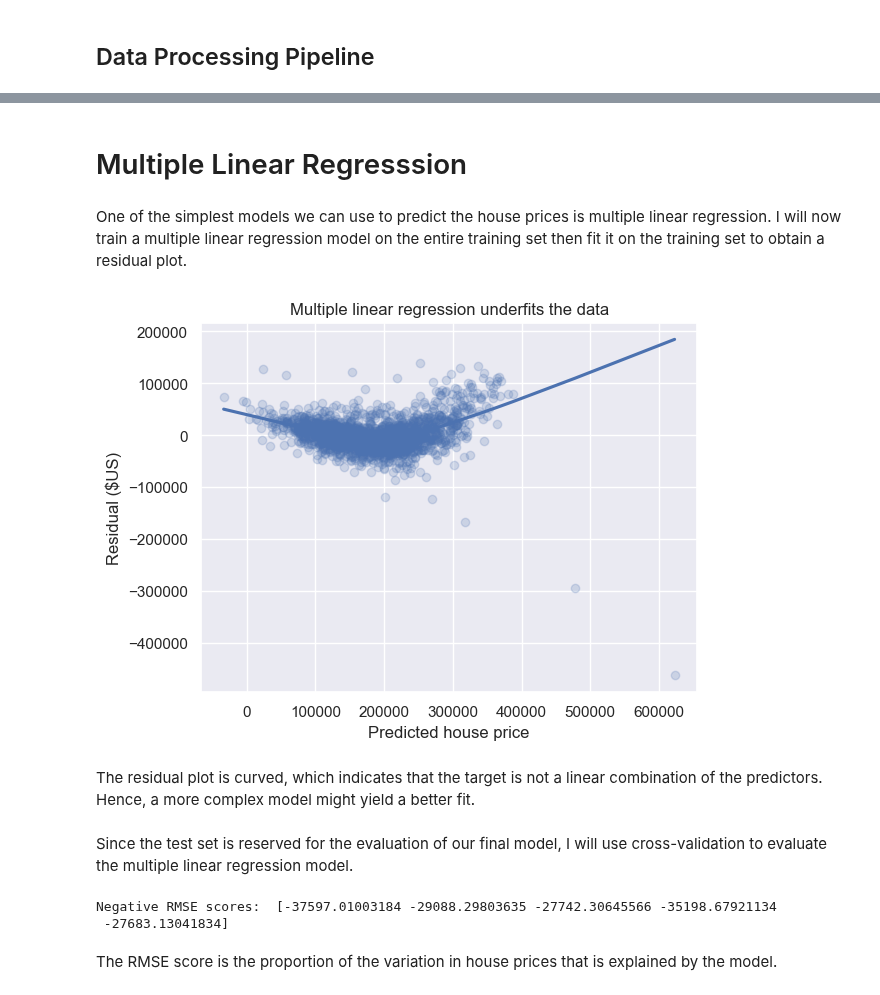
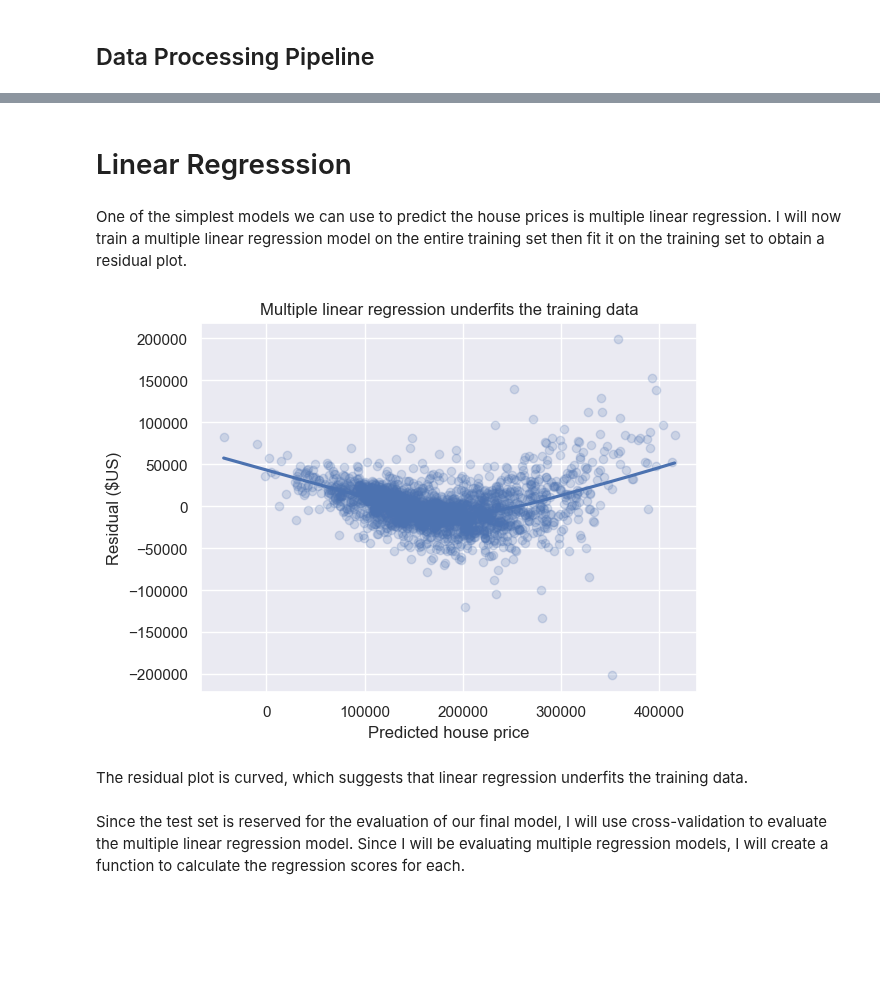
Before and after one commit to blue-fish-0/Data-Analytics-Projects, a Jupyter notebook: House Prices Prediction/house-prices-prediction.ipynb, the cells around one changed output, grey strips where cells are left out. Cells and saved outputs as stored; diff of their text form; code cells hidden in the pictures; blank space fills up the shorter version.

```diff
--- a/House Prices Prediction/house-prices-prediction.ipynb
+++ b/House Prices Prediction/house-prices-prediction.ipynb
@@ -153,7 +152,3 @@ Outliers are data points that have variable values that are far away from other
-# %%
-outlier_mask = y_train[y_train < 500_000].index
-X_train = X_train[X_train.index.isin(outlier_mask)]
-y_train = y_train[y_train < 500_000]
 # %% [markdown]
 ## Data Standardization
 # %% [markdown]
@@ -173,36 +174,32 @@ data_processing = make_pipeline(StandardScaler(), KNNImputer())
+# %%
+local_outlier = make_pipeline(data_processing, LocalOutlierFactor())
+pred_outlier_train = local_outlier.fit_predict(X_train)
+
+not_an_outlier = (pred_outlier_train == 1)
+X_train = X_train[not_an_outlier]
+y_train = y_train[not_an_outlier]
 # %% [markdown]
-# Multiple Linear Regresssion
+# Linear Regresssion
 # %% [markdown]
 One of the simplest models we can use to predict the house prices is multiple linear regression. I will now train a multiple linear regression model on the entire training set then fit it on the training set to obtain a residual plot.
+# %%
+linear_regression = make_pipeline(data_processing, LinearRegression())
+linear_train = linear_regression.fit(X_train, y_train)
+pred_y_train = pd.Series(linear_train.predict(X_train),
+                         index=X_train.index)
+train_residuals = y_train - pred_y_train
 # %%
-linear_regression = make_pipeline(data_processing, LinearRegression())
-lr_train = linear_regression.fit(X_train, y_train)
-pred_y_train = pd.Series(lr_train.predict(X_train), index=X_train.index)
-train_residuals = y_train - pred_y_train
-
 sns.regplot(x=pred_y_train, y=train_residuals,
             scatter_kws={"alpha": 0.2},
             lowess=True) #locally weighted linear regression
 
-plt.title("Multiple linear regression underfits the data")
+plt.title("Multiple linear regression underfits the training data")
 plt.xlabel("Predicted house price")
 plt.ylabel("Residual ($US)")
 plt.show()
 # %% [output]
-[figure, old version]
+[figure, new version]
-# %% [markdown]
-The residual plot is curved, which indicates that the target is not a linear combination of the predictors. Hence, a more complex model might yield a better fit.
+# %% [markdown]
+The residual plot is curved, which suggests that linear regression underfits the training data.
 # %% [markdown]
-Since the test set is reserved for the evaluation of our final model, I will use cross-validation to evaluate the multiple linear regression model.
+Since the test set is reserved for the evaluation of our final model, I will use cross-validation to evaluate the multiple linear regression model. Since I will be evaluating multiple regression models, I will create a function to calculate the regression scores for each.
-# %%
-linear_scores = cross_validate(linear_regression,
-                               X_train, y_train,
-                               scoring="neg_root_mean_squared_error",
-                               return_estimator=True)
-
-print("Negative RMSE scores: ", linear_scores["test_score"])
-# %% [output]
-Negative RMSE scores:  [-37597.01003184 -29088.29803635 -27742.30645566 -35198.67921134
- -27683.13041834]
-# %% [markdown]
-The RMSE score is the proportion of the variation in house prices that is explained by the model.
```
Also changed, not shown: parts of 33 cells of this notebook.
